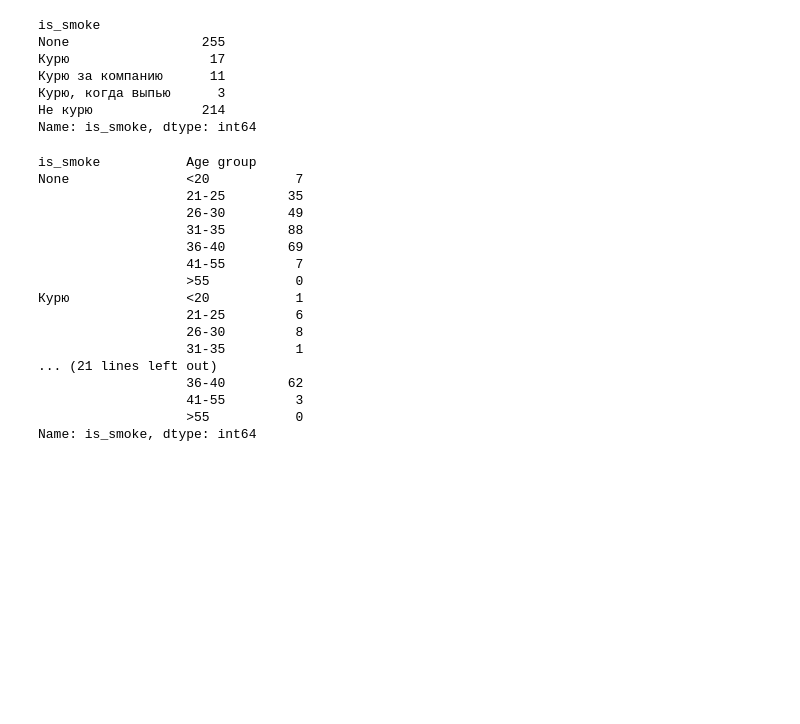
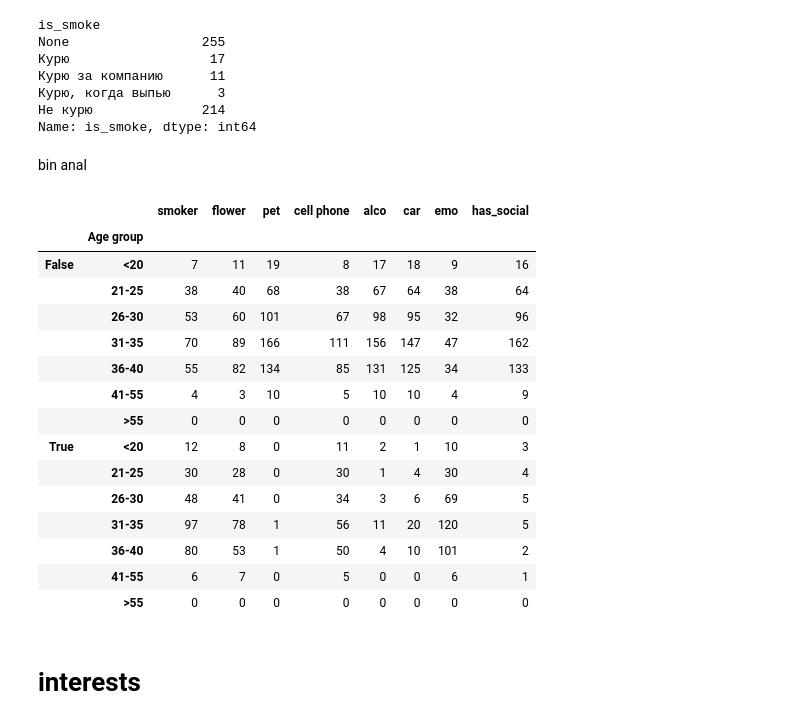
Before and after one commit to e-margot/TinAnal, a Jupyter notebook: Convert_json_to_csv.ipynb, the cells around one changed output. Saved outputs shown, nothing was run; the diff lists cells and outputs as text; code cells hidden in the pictures; blank space fills up the shorter version.

```diff
--- a/Convert_json_to_csv.ipynb
+++ b/Convert_json_to_csv.ipynb
@@ -147,22 +156,6 @@ None                 255
 Не курю              214
 Name: is_smoke, dtype: int64
 # %%
-df_w.groupby(['is_smoke', 'Age group'])['is_smoke'].count()
+is_smoke = df.groupby(['is_smoke', 'Age group'])['is_smoke'].count()
-# %% [output]
-is_smoke           Age group
-None               <20           7
-                   21-25        35
-                   26-30        49
-                   31-35        88
-                   36-40        69
-                   41-55         7
-                   >55           0
-Курю               <20           1
-                   21-25         6
-                   26-30         8
-                   31-35         1
-... (21 lines left out)
-                   36-40        62
-                   41-55         3
-                   >55           0
-Name: is_smoke, dtype: int64
+# %% [markdown]
+bin anal
@@ -168,0 +176,4 @@ Name: is_smoke, dtype: int64
+# %%
+emo = df.groupby(['emo', 'Age group'])['emo'].count()
+# %%
+has_social = df.groupby(['has_social', 'Age group'])['has_social'].count()
@@ -168,0 +189,23 @@ Name: is_smoke, dtype: int64
+# %%
+frames = [smoker, flower, pet, cell_phone, alco, car, emo, has_social]
+# %%
+res = pd.concat(frames, axis = 1, join = "inner")
+# %%
+res
+# %% [output]
+|  |  | smoker | flower | pet | cell phone | alco | car | emo | has_social |
+|  | Age group |  |  |  |  |  |  |  |  |
+| False | <20 | 7 | 11 | 19 | 8 | 17 | 18 | 9 | 16 |
+|  | 21-25 | 38 | 40 | 68 | 38 | 67 | 64 | 38 | 64 |
+|  | 26-30 | 53 | 60 | 101 | 67 | 98 | 95 | 32 | 96 |
+|  | 31-35 | 70 | 89 | 166 | 111 | 156 | 147 | 47 | 162 |
+|  | 36-40 | 55 | 82 | 134 | 85 | 131 | 125 | 34 | 133 |
+|  | 41-55 | 4 | 3 | 10 | 5 | 10 | 10 | 4 | 9 |
+|  | >55 | 0 | 0 | 0 | 0 | 0 | 0 | 0 | 0 |
+| True | <20 | 12 | 8 | 0 | 11 | 2 | 1 | 10 | 3 |
+|  | 21-25 | 30 | 28 | 0 | 30 | 1 | 4 | 30 | 4 |
+|  | 26-30 | 48 | 41 | 0 | 34 | 3 | 6 | 69 | 5 |
+|  | 31-35 | 97 | 78 | 1 | 56 | 11 | 20 | 120 | 5 |
+|  | 36-40 | 80 | 53 | 1 | 50 | 4 | 10 | 101 | 2 |
+|  | 41-55 | 6 | 7 | 0 | 5 | 0 | 0 | 6 | 1 |
+|  | >55 | 0 | 0 | 0 | 0 | 0 | 0 | 0 | 0 |
@@ -168,0 +214,2 @@ Name: is_smoke, dtype: int64
+# %% [markdown]
+# interests
```
Also changed, not shown: parts of 43 cells of this notebook.
